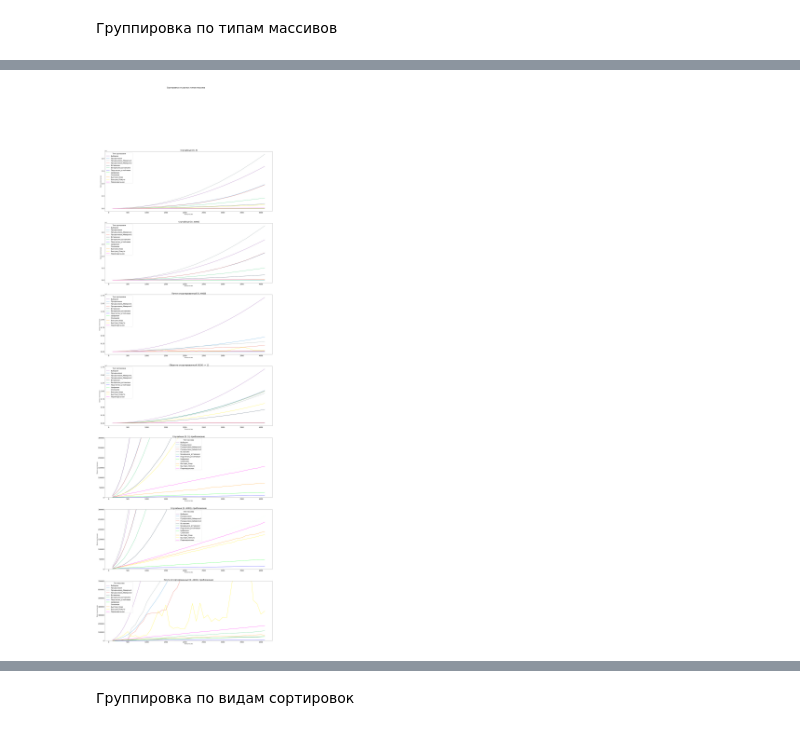
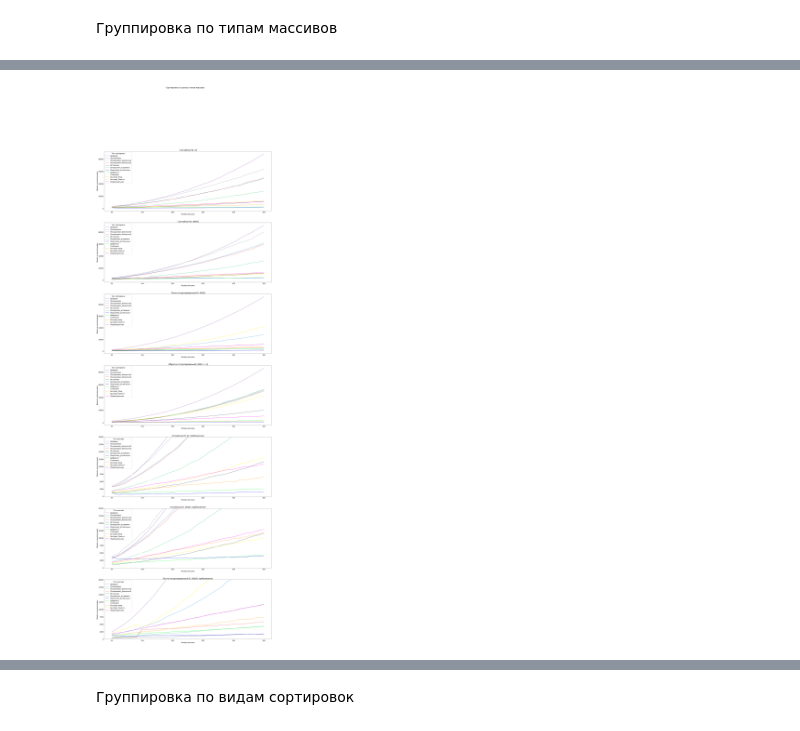
Before and after one commit to DmitySH/algo-sortcomp-kdz, a Jupyter notebook: SortComp/plotter/plotter.ipynb, the cells around one changed output, grey strips where cells are left out. Drawn from its saved outputs; the diff is of its cells as text; code cells hidden in the pictures.

```diff
--- a/SortComp/plotter/plotter.ipynb
+++ b/SortComp/plotter/plotter.ipynb
@@ -8,7 +8,7 @@ import os
 directory = '../tmp_tables/'
 filenames = os.listdir(directory)
 paths = ['{}{}'.format(directory, filename) for filename in filenames]
-df = pd.read_csv(paths[0], sep=';')
+df = pd.read_csv(paths[1], sep=';')
 df
 # %% [output]
 |  | Размер массива | Выбором Случайные [0..5] | Выбором Случайные [0..4000] | Выбором Почти отсортированный [0.... | ... |
@@ -70,44 +70,41 @@ for ax in axes:
 fig.suptitle('Сортировка от разных типов массива')
 
 pal = [
     "#9b59b6", "#3498db", "#95a5a6", "#e74c3c", "#34495e", "#2ecc71",
     "#0400ff", "#00ff1a", "#fcfffd", "#f90", "#fff700", "#ff00f7"
-       ]
-
+]
 
 for ind, data in enumerate(new_data):
     sns.lineplot(palette=pal,
-        ax=axes[ind],
-        data=pd.melt(data, 'Размер массива', var_name='Тип сортировки', value_name='Время в наносекундах'),
-        x='Размер массива', y='Время в наносекундах', hue='Тип сортировки')
+                 ax=axes[ind],
+                 data=pd.melt(data, 'Размер массива', var_name='Тип сортировки', value_name='Время в наносекундах'),
+                 x='Размер массива', y='Время в наносекундах', hue='Тип сортировки')
     axes[ind].set_title(titles[ind])
-
 
 sns.lineplot(palette=pal,
              ax=axes[len(new_data)],
              data=pd.melt(new_data[0], 'Размер массива', var_name='Тип массива', value_name='Время в наносекундах'),
              x='Размер массива', y='Время в наносекундах', hue='Тип массива')
 axes[len(new_data)].set_title('Случайные [0..5], приближение')
-axes[len(new_data)].set_ylim(bottom=0, top=3 * 10**5)
+axes[len(new_data)].set_ylim(bottom=0, top=2 * 10 ** 4)
 
 sns.lineplot(palette=pal,
              ax=axes[len(new_data) + 1],
              data=pd.melt(new_data[1], 'Размер массива', var_name='Тип массива', value_name='Время в наносекундах'),
              x='Размер массива', y='Время в наносекундах', hue='Тип массива')
 axes[len(new_data) + 1].set_title('Случайные [0..4000], приближение')
-axes[len(new_data) + 1].set_ylim(bottom=0, top=3 * 10**5)
+axes[len(new_data) + 1].set_ylim(bottom=0, top=2 * 10 ** 4)
 
 sns.lineplot(palette=pal,
              ax=axes[len(new_data) + 2],
              data=pd.melt(new_data[2], 'Размер массива', var_name='Тип массива', value_name='Время в наносекундах'),
              x='Размер массива', y='Время в наносекундах', hue='Тип массива')
 axes[len(new_data) + 2].set_title('Почти отсортированный [0..4000], приближение')
-axes[len(new_data) + 2].set_ylim(bottom=0, top=7 * 10**5)
-
+axes[len(new_data) + 2].set_ylim(bottom=0, top=2 * 10 ** 4)
 
 plt.show()
 # %% [output]
-[figure, old version]
+[figure, new version]
 # %%
 fig = plt.figure(figsize=(30, 10))
 g = sns.lineplot(palette=pal,
```
Also changed, not shown: parts of 4 cells of this notebook, 42 other files.
